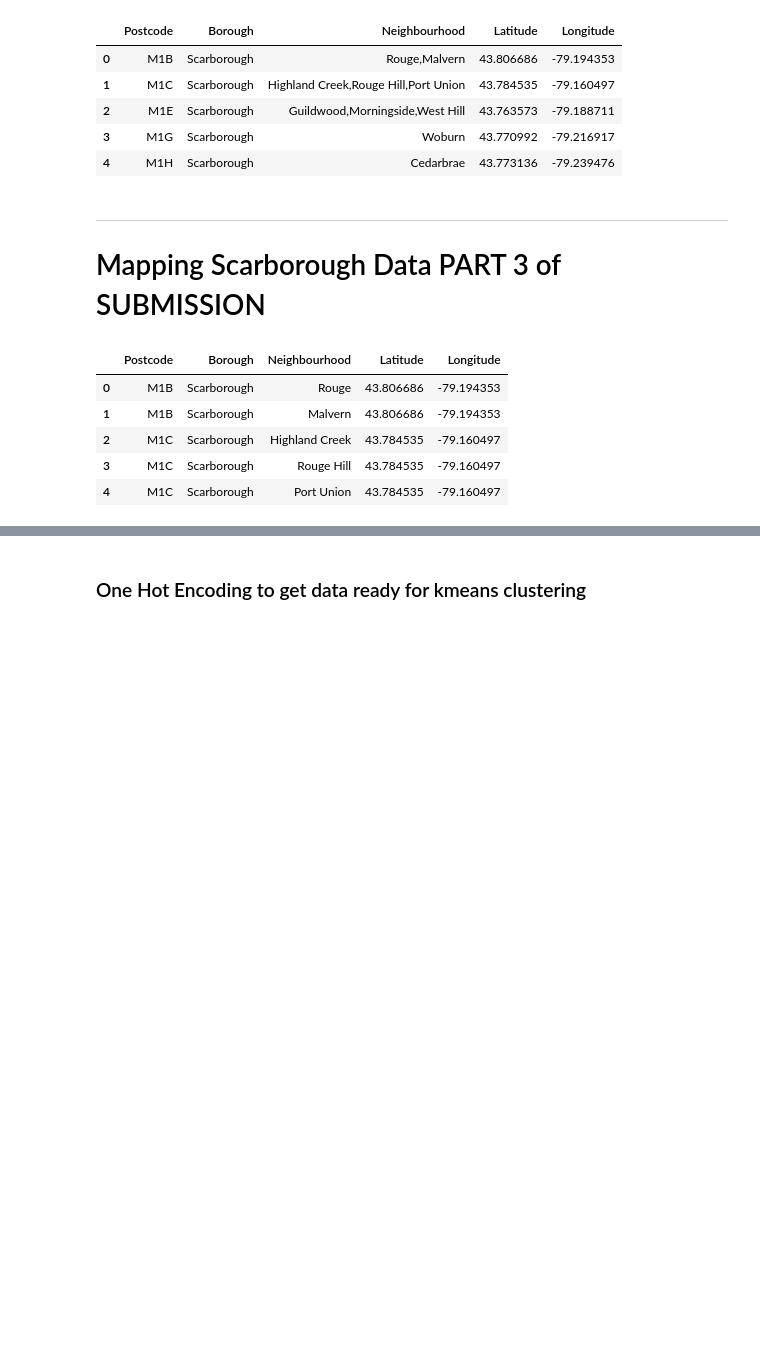
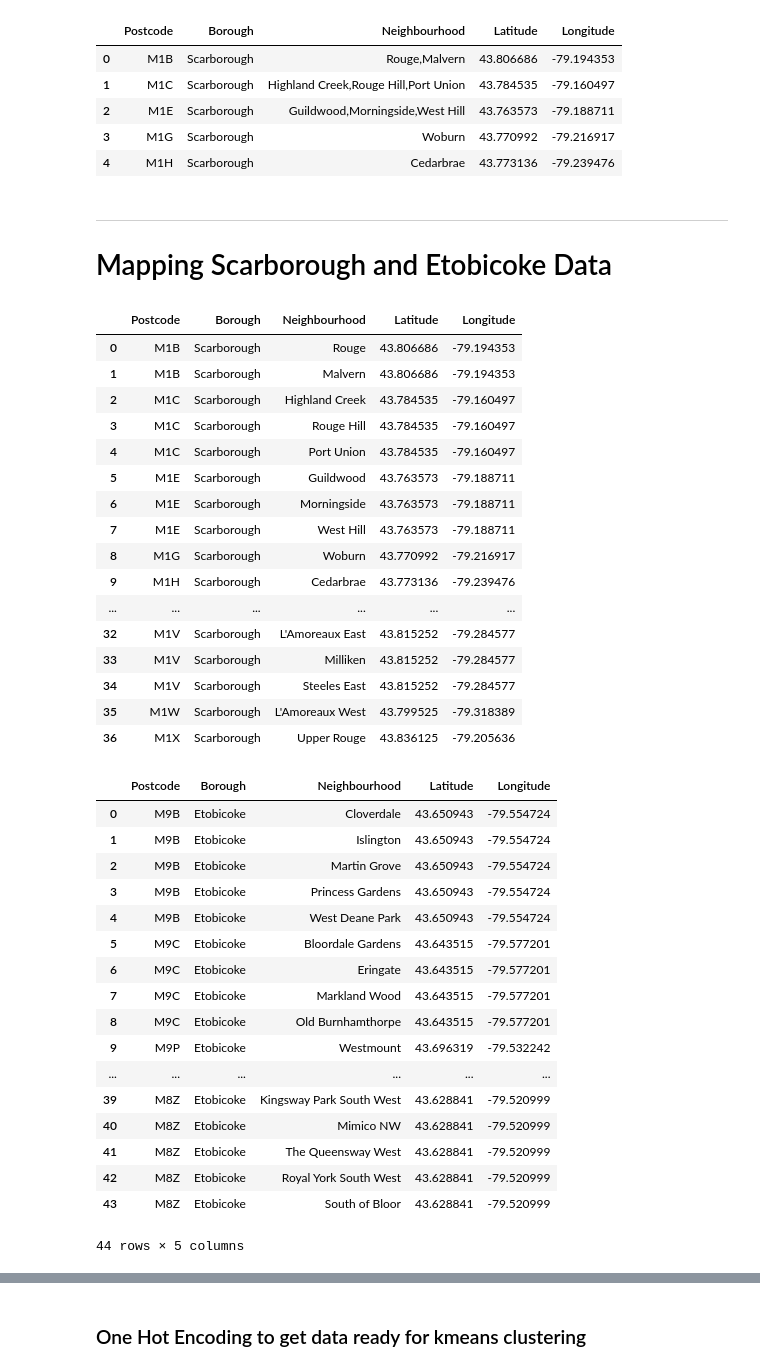
Before and after one commit to aayush860/Coursera_Capstone, a Jupyter notebook: Coursera_Capstone.ipynb, the cells around one changed output, grey strips where cells are left out. Cells and saved outputs as stored; diff of their text form; code cells hidden in the pictures; blank space fills up the shorter version.

```diff
--- a/Coursera_Capstone.ipynb
+++ b/Coursera_Capstone.ipynb
@@ -115,16 +119,49 @@ merged_inner.head()
 | 4 | M1H | Scarborough | Cedarbrae | 43.773136 | -79.239476 |
 # %% [markdown]
 -----------------------------------------------------------------------------
-# Mapping Scarborough Data PART 3 of SUBMISSION
+# Mapping Scarborough and Etobicoke Data
 # %%
 scarborough_data = data_framee2[data_framee2['Borough'] == 'Scarborough'].reset_index(drop=True)
-scarborough_data.head()
+display (scarborough_data)
+
+
+etobicoke_data = data_framee2[data_framee2['Borough'] == "Etobicoke"].reset_index(drop=True)
+etobicoke_data
 # %% [output]
 |  | Postcode | Borough | Neighbourhood | Latitude | Longitude |
 | 0 | M1B | Scarborough | Rouge | 43.806686 | -79.194353 |
 | 1 | M1B | Scarborough | Malvern | 43.806686 | -79.194353 |
 | 2 | M1C | Scarborough | Highland Creek | 43.784535 | -79.160497 |
 | 3 | M1C | Scarborough | Rouge Hill | 43.784535 | -79.160497 |
 | 4 | M1C | Scarborough | Port Union | 43.784535 | -79.160497 |
+| 5 | M1E | Scarborough | Guildwood | 43.763573 | -79.188711 |
+| 6 | M1E | Scarborough | Morningside | 43.763573 | -79.188711 |
+| 7 | M1E | Scarborough | West Hill | 43.763573 | -79.188711 |
+| 8 | M1G | Scarborough | Woburn | 43.770992 | -79.216917 |
+| 9 | M1H | Scarborough | Cedarbrae | 43.773136 | -79.239476 |
+| ... | ... | ... | ... | ... | ... |
+| 32 | M1V | Scarborough | L'Amoreaux East | 43.815252 | -79.284577 |
+| 33 | M1V | Scarborough | Milliken | 43.815252 | -79.284577 |
+| 34 | M1V | Scarborough | Steeles East | 43.815252 | -79.284577 |
+| 35 | M1W | Scarborough | L'Amoreaux West | 43.799525 | -79.318389 |
+| 36 | M1X | Scarborough | Upper Rouge | 43.836125 | -79.205636 |
+|  | Postcode | Borough | Neighbourhood | Latitude | Longitude |
+| 0 | M9B | Etobicoke | Cloverdale | 43.650943 | -79.554724 |
+| 1 | M9B | Etobicoke | Islington | 43.650943 | -79.554724 |
+| 2 | M9B | Etobicoke | Martin Grove | 43.650943 | -79.554724 |
+| 3 | M9B | Etobicoke | Princess Gardens | 43.650943 | -79.554724 |
+| 4 | M9B | Etobicoke | West Deane Park | 43.650943 | -79.554724 |
+| 5 | M9C | Etobicoke | Bloordale Gardens | 43.643515 | -79.577201 |
+| 6 | M9C | Etobicoke | Eringate | 43.643515 | -79.577201 |
+| 7 | M9C | Etobicoke | Markland Wood | 43.643515 | -79.577201 |
+| 8 | M9C | Etobicoke | Old Burnhamthorpe | 43.643515 | -79.577201 |
+| 9 | M9P | Etobicoke | Westmount | 43.696319 | -79.532242 |
+| ... | ... | ... | ... | ... | ... |
+| 39 | M8Z | Etobicoke | Kingsway Park South West | 43.628841 | -79.520999 |
+| 40 | M8Z | Etobicoke | Mimico NW | 43.628841 | -79.520999 |
+| 41 | M8Z | Etobicoke | The Queensway West | 43.628841 | -79.520999 |
+| 42 | M8Z | Etobicoke | Royal York South West | 43.628841 | -79.520999 |
+| 43 | M8Z | Etobicoke | South of Bloor | 43.628841 | -79.520999 |
+44 rows × 5 columns
 # %%
 from geopy.geocoders import Nominatim
```
Also changed, not shown: parts of 44 cells of this notebook.
